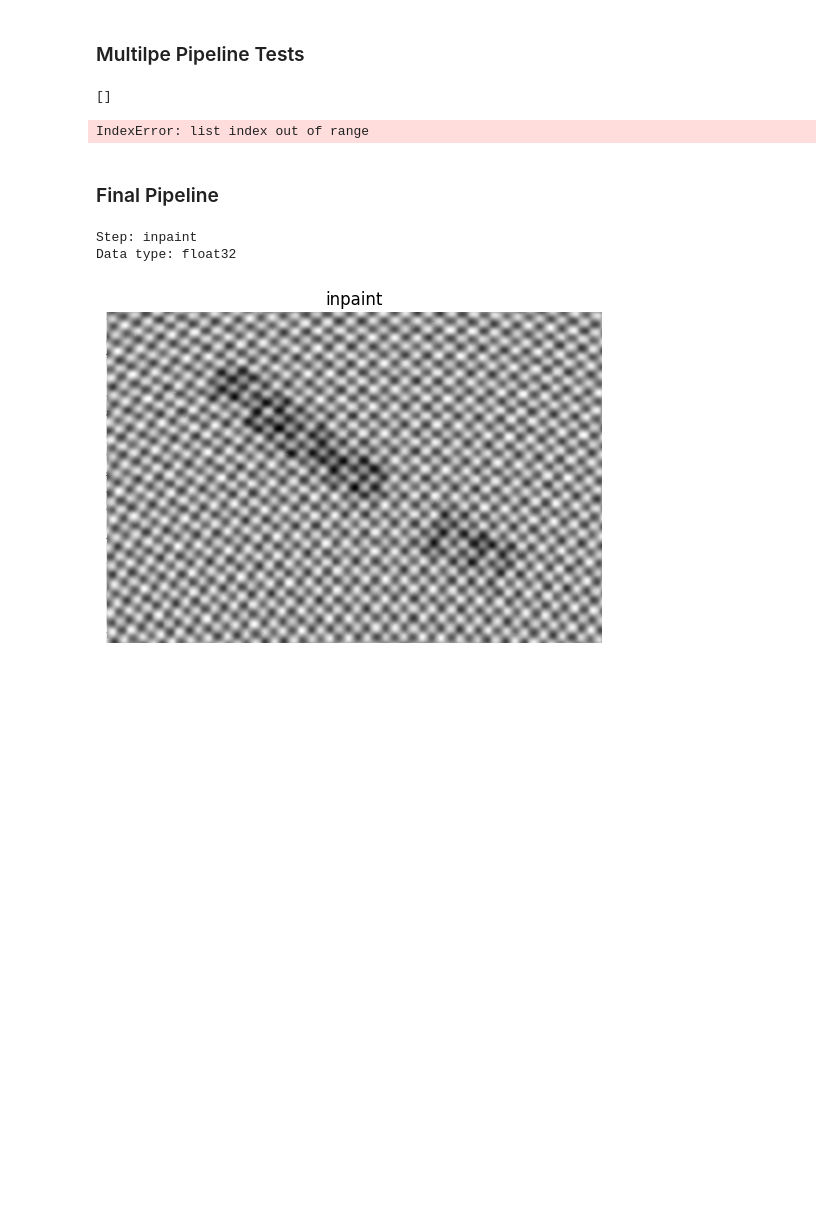
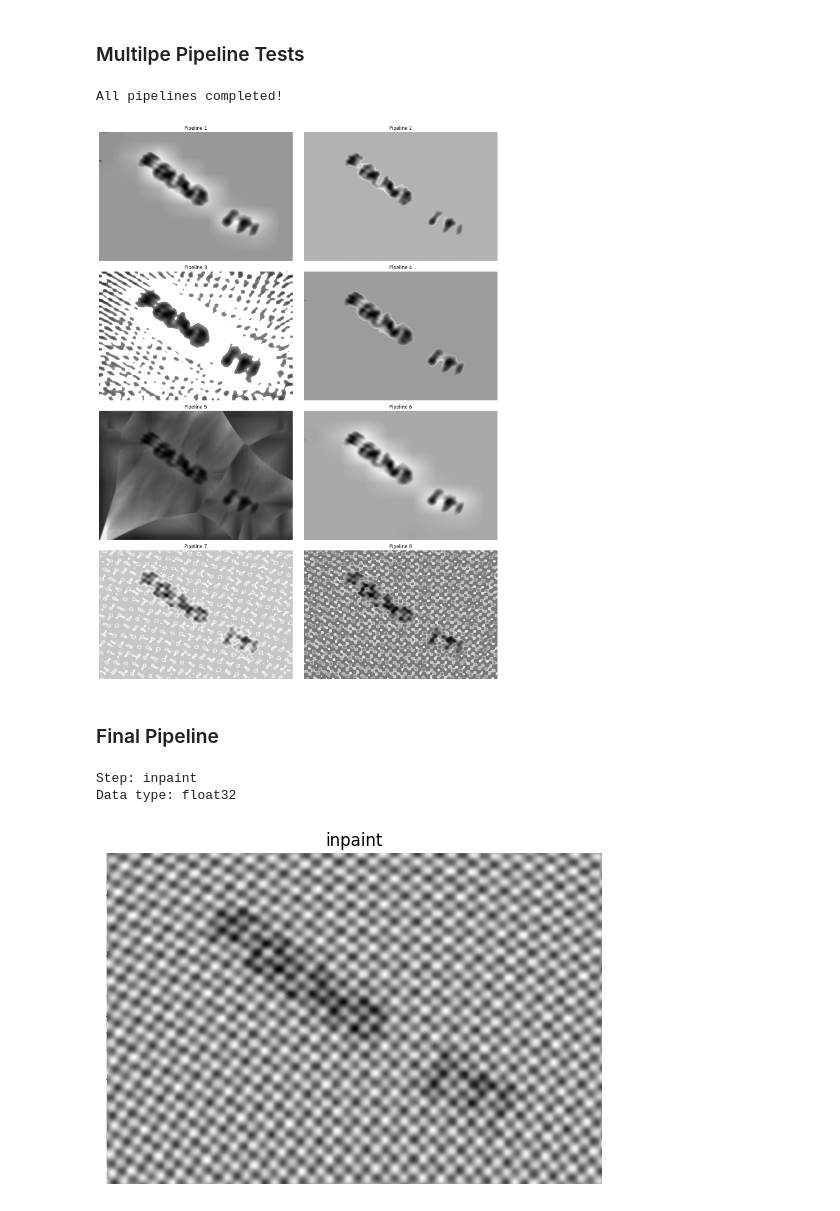
Before and after one commit to JulioJPinto/VCPI-PI-Project, a Jupyter notebook: Letters.ipynb, the cells around one changed output. Cells and saved outputs as stored; diff of their text form; code cells hidden in the pictures; blank space fills up the shorter version.

```diff
--- a/Letters.ipynb
+++ b/Letters.ipynb
@@ -271,6 +266,8 @@ operations['canny'] = apply_canny_edges
 # %%
 def gammaCorrection(src):
     invGamma = 1 / 2.2
+
+    src = np.bitwise_not(src)
 
     # Ensure input is in uint8 format for cv2.LUT()
     src_uint8 = (src * 255).clip(0, 255).astype(np.uint8) if src.dtype != np.uint8 else src
@@ -281,10 +278,9 @@ def gammaCorrection(src):
     # Apply gamma correction
     corrected_uint8 = cv2.LUT(src_uint8, table)
 
-    # Convert back to float32 in range [0,1]
-    corrected_float = corrected_uint8.astype(np.float32) / 255.0
+    img = np.bitwise_not(corrected_uint8)
 
-    return corrected_float
+    return img
 
 operations['gamma'] = gammaCorrection
 # %% [markdown]
@@ -605,20 +612,44 @@ def run_pipeline(data, pipe, debug=True):
 # %% [markdown]
 ### Multilpe Pipeline Tests
-# %%
-pipelines = [
-
-    ["bilateral", "clahe", "dft", "notch", "low_pass", "idft", "gaussian", "thresholding"],
-    ["dft", "notch", "low_pass", "idft", "clahe", "bilateral", "thresholding"],
-    ["inpaint", "dft", "notch", "low_pass", "idft", "bilateral", "clahe", "thresholding"],
-    ["dft", "low_pass", "idft", "bilateral", "gaussian", "thresholding", "clahe"],
-    ["clahe", "dft", "notch", "idft", "bilateral", "gaussian", "thresholding", "clahe",],
-]
-
-for pipe in pipelines:
-    run_pipeline(data, pipe, debug=False)
-# %% [output]
-[]
-IndexError: list index out of range
+# %%
+pipelines = [
+
+    ["inpaint", "dft", "notch0", "low_pass", "idft", "bilateral", "thresholding_inpaint", "paint", "clahe", "gamma"],
+    ["inpaint", "dft", "notch1", "low_pass", "idft", "bilateral", "thresholding_inpaint", "dft", "notch2", "inversed_notch", "idft", "thresholding_inpaint", "clahe", "paint"],
+    ["inpaint", "dft", "notch0", "low_pass", "idft", "bilateral", "clahe", "thresholding_inpaint", "gamma", "paint"],
+    ["inpaint", "dft", "notch1", "low_pass", "idft", "bilateral", "dft", "notch2", "idft", "thresholding_inpaint", "sharpen", "clahe", "paint"],
+    ["inpaint", "bilateral", "dft", "low_pass", "notch0", "idft", "gaussian", "thresholding_inpaint", "clahe", "gamma"],
+    ["inpaint", "dft", "notch1", "low_pass", "inversed_notch", "idft", "bilateral", "dft", "notch2", "idft", "thresholding_inpaint", "paint", "clahe"],
+    ["inpaint", "dft", "low_pass", "idft", "bilateral", "thresholding_inpaint", "paint"],
+    ["inpaint", "dft", "low_pass", "idft", "thresholding_inpaint", "bilateral", "clahe", "paint"]
+]
+
+results = []
+
+for pipe in pipelines:
+    masks.clear()
+    results.append(run_pipeline(data, pipe, False, False))
+
+print("All pipelines completed!")
+# Display all results in a 2-column grid
+rows = (len(pipelines) + 1) // 2  # Calculate needed rows for 2 columns
+fig, axes = plt.subplots(rows, 2, figsize=(15, 5*rows))
+axes = axes.ravel()  # Flatten axes array for easier indexing
+
+for i, result in enumerate(results):
+    axes[i].imshow(result, cmap='gray')
+    axes[i].set_title(f"Pipeline {i+1}")
+    axes[i].axis('off')
+
+# Hide any empty subplots
+for j in range(i+1, len(axes)):
+    axes[j].axis('off')
+
+plt.tight_layout()
+plt.show()
+# %% [output]
+All pipelines completed!
+[figure, added]
 # %% [markdown]
 ### Final Pipeline
 # %%
```
Also changed, not shown: parts of 8 cells of this notebook, 2 other files.
